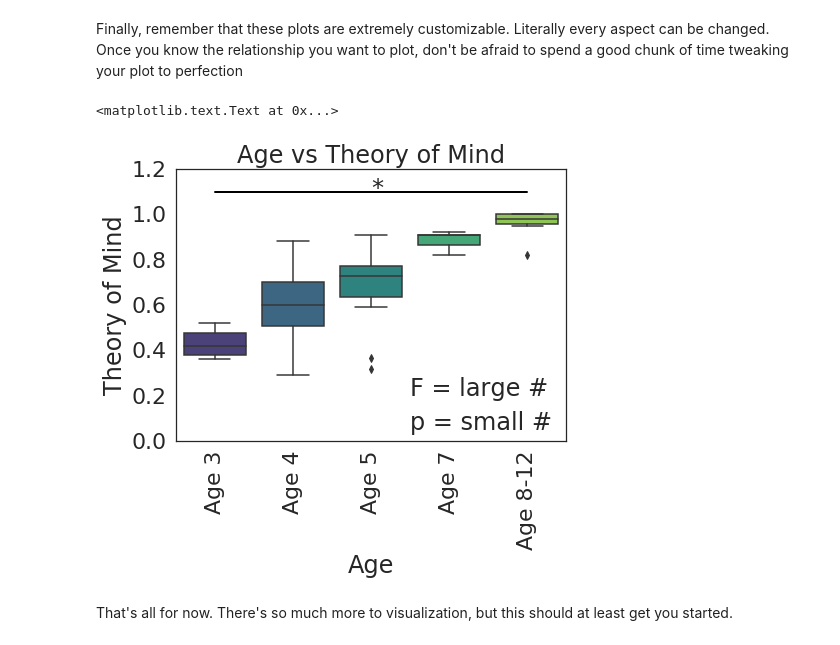
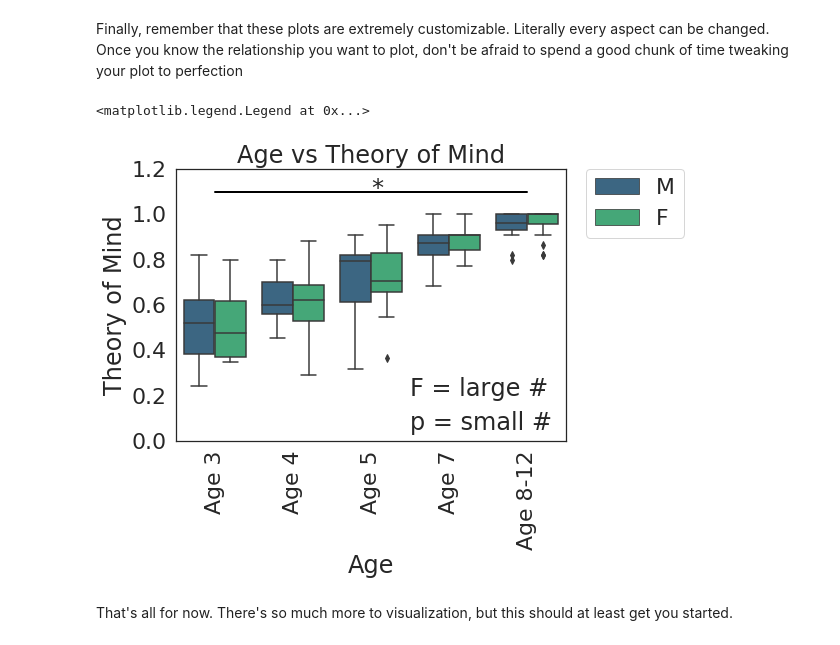
Before and after one commit to neurodatascience/NeuroDataSci-course-2019, a Jupyter notebook: content/day4/AM/DataViz.ipynb, the cells around one changed output. Drawn from its saved outputs; the diff is of its cells as text; code cells hidden in the pictures.

```diff
--- a/content/day4/AM/DataViz.ipynb
+++ b/content/day4/AM/DataViz.ipynb
@@ -161,0 +173,6 @@ sns.regplot(x=pheno['Age'], y=pheno['ToM Booklet-Matched'])
+# %%
+new_TOM = pandas.to_numeric(pheno['ToM Booklet-Matched'], errors='coerce')
+pheno.loc[:,'ToM Booklet-Matched'] = new_TOM
+
+print(pheno['ToM Booklet-Matched'].dtype)
+print(type(pheno['ToM Booklet-Matched'][0]))
@@ -451,35 +467,40 @@ plt.subplots(figsize=(7,5))
 
 g = sns.boxplot(x='AgeGroup',
             y = 'ToM Booklet-Matched',
+            hue = 'Gender',
             data = pheno[pheno.AgeGroup!='Adult'],
             order = order,
            palette = 'viridis')
 
 # Change X axis
 new_xtics = ['Age 3','Age 4','Age 5', 'Age 7', 'Age 8-12']
 g.set_xticklabels(new_xtics, rotation=90)
 g.set_xlabel('Age')
 
 # Change Y axis
 g.set_ylabel('Theory of Mind')
 g.set_yticks([0,.2,.4,.6,.8,1,1.2])
 g.set_ylim(0,1.2)
 
 # Title
 g.set_title('Age vs Theory of Mind')
 
 # Add some text
 g.text(2.5,0.2,'F = large #')
 g.text(2.5,0.05,'p = small #')
 
 # Add significance bars and asterisks
 plt.plot([0,0, 4, 4],
          [1.1, 1.1, 1.1, 1.1],
          linewidth=2, color='k')
 plt.text(2,1.08,'*')
+
+# Move figure legend outside of plot
+
+plt.legend(bbox_to_anchor=(1.05, 1), loc=2, borderaxespad=0.)
 # %% [output]
-<matplotlib.text.Text at 0x...>
+<matplotlib.legend.Legend at 0x...>
-[figure, old version]
+[figure, new version]
 # %% [markdown]
 That's all for now. There's so much more to visualization, but this should at least get you started.
 # %% [markdown]
```
Also changed, not shown: parts of 37 cells of this notebook.
